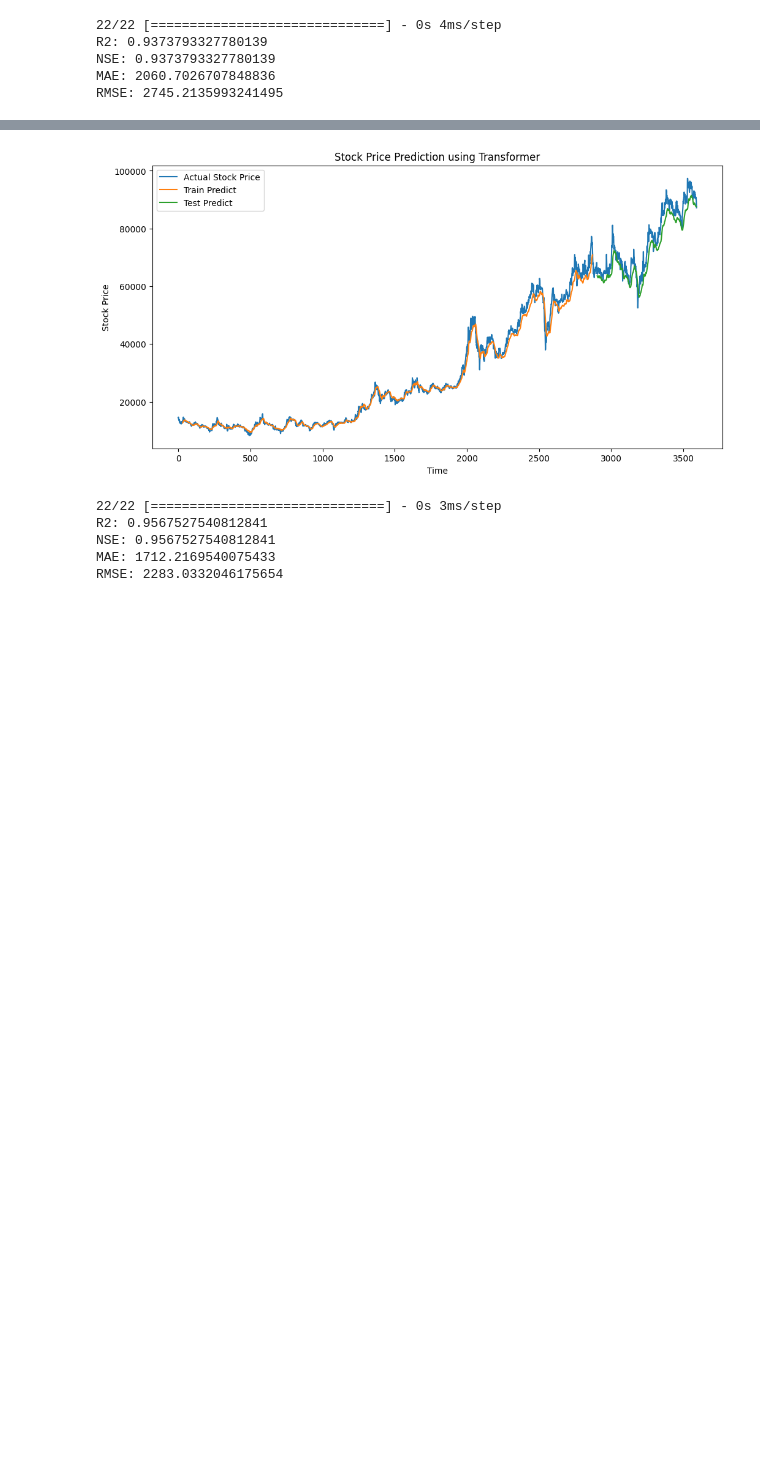
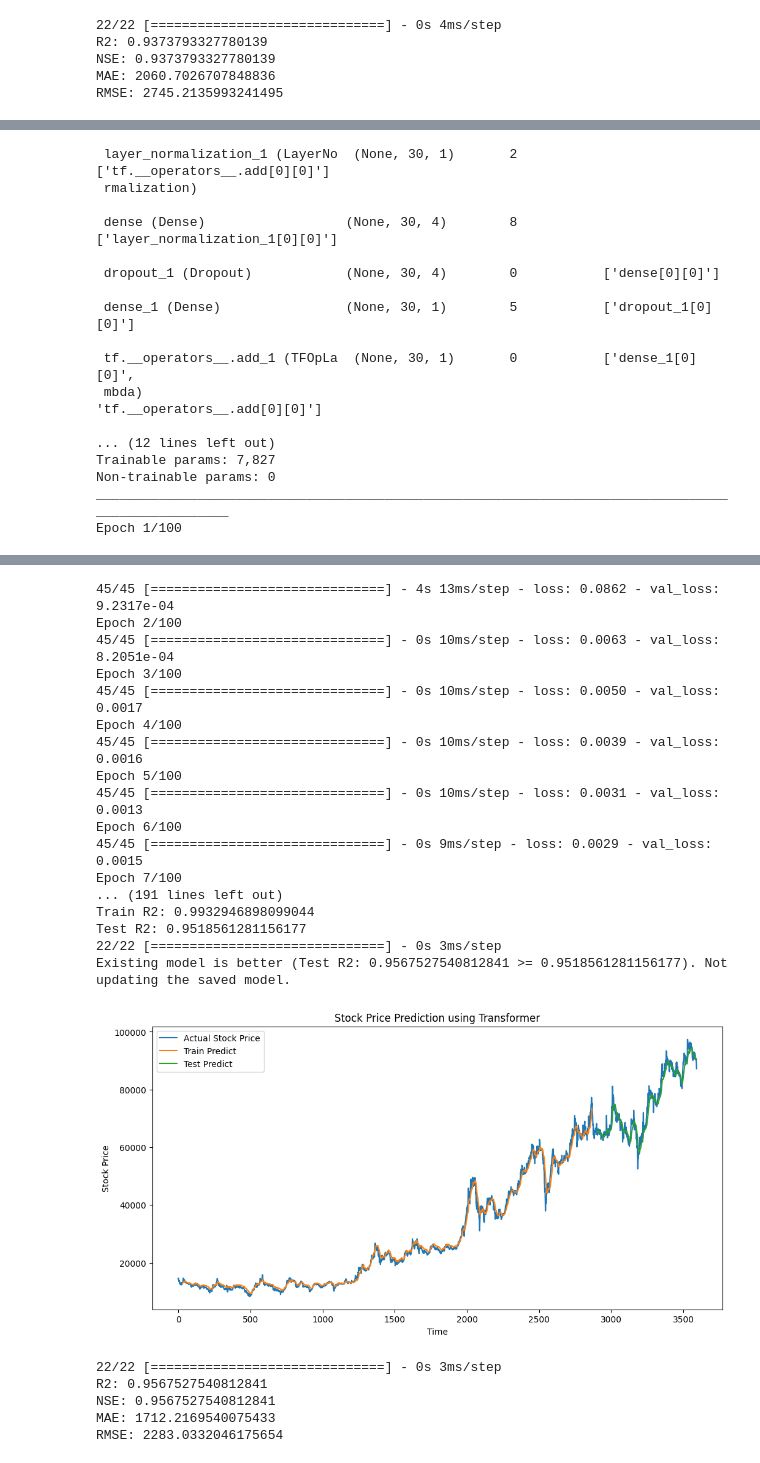
Before and after one commit to tuyennhe/CuoiKi_TimeSeries, a Jupyter notebook: tuyen.ipynb, the cells around one changed output, grey strips where cells are left out. Saved outputs shown, nothing was run; the diff lists cells and outputs as text; code cells hidden in the pictures; blank space fills up the shorter version.

```diff
--- a/tuyen.ipynb
+++ b/tuyen.ipynb
@@ -263,7 +263,7 @@ import os
 from filterpy.kalman import KalmanFilter
 
 # Load and prepare the dataset
-file_path = '/mnt/d/code/TimeSeries/Nhom1_CuoiKi_TimeSeries/Data/vcb_2010-2024.csv'  # Make sure to have your dataset ready
+file_path = '/mnt/d/code/TimeSeries/Nhom1_CuoiKi_TimeSeries/Data/vcb_2010-2024.csv'
 df = pd.read_csv(file_path)
 df['Date'] = pd.to_datetime(df['Date'], dayfirst=True)
 df = df[::-1].reset_index(drop=True)
@@ -339,7 +339,7 @@ model.compile(optimizer="adam", loss="mean_squared_error")
 model.summary()
 
 # Train the model
-model.fit(X_train, y_train, validation_data=(X_test, y_test), epochs=50, batch_size=64, verbose=1)
+model.fit(X_train, y_train, validation_data=(X_test, y_test), epochs=100, batch_size=64, verbose=1)
 
 # Make predictions
 train_predict = model.predict(X_train)
@@ -444,0 +454,17 @@ Existing model is better (Test R2: 0.9567527540812841 >= 0.8565246674980993). No
+ layer_normalization_1 (LayerNo  (None, 30, 1)       2           ['tf.__operators__.add[0][0]']
+ rmalization)
+
+ dense (Dense)                  (None, 30, 4)        8           ['layer_normalization_1[0][0]']
+
+ dropout_1 (Dropout)            (None, 30, 4)        0           ['dense[0][0]']
+
+ dense_1 (Dense)                (None, 30, 1)        5           ['dropout_1[0][0]']
+
+ tf.__operators__.add_1 (TFOpLa  (None, 30, 1)       0           ['dense_1[0][0]',
+ mbda)                                                            'tf.__operators__.add[0][0]']
+
+... (12 lines left out)
+Trainable params: 7,827
+Non-trainable params: 0
+__________________________________________________________________________________________________
+Epoch 1/100
@@ -445,4 +477,21 @@ Existing model is better (Test R2: 0.9567527540812841 >= 0.8565246674980993). No
+45/45 [==============================] - 4s 13ms/step - loss: 0.0862 - val_loss: 9.2317e-04
+Epoch 2/100
+45/45 [==============================] - 0s 10ms/step - loss: 0.0063 - val_loss: 8.2051e-04
+Epoch 3/100
+45/45 [==============================] - 0s 10ms/step - loss: 0.0050 - val_loss: 0.0017
+Epoch 4/100
+45/45 [==============================] - 0s 10ms/step - loss: 0.0039 - val_loss: 0.0016
+Epoch 5/100
+45/45 [==============================] - 0s 10ms/step - loss: 0.0031 - val_loss: 0.0013
+Epoch 6/100
+45/45 [==============================] - 0s 9ms/step - loss: 0.0029 - val_loss: 0.0015
+Epoch 7/100
+... (191 lines left out)
+Train R2: 0.9932946898099044
+Test R2: 0.9518561281156177
+22/22 [==============================] - 0s 3ms/step
+Existing model is better (Test R2: 0.9567527540812841 >= 0.9518561281156177). Not updating the saved model.
-[figure, old version]
+[figure, new version]
 # %%
 import tensorflow as tf
 import numpy as np
```
Also changed, not shown: parts of 3 cells of this notebook.
